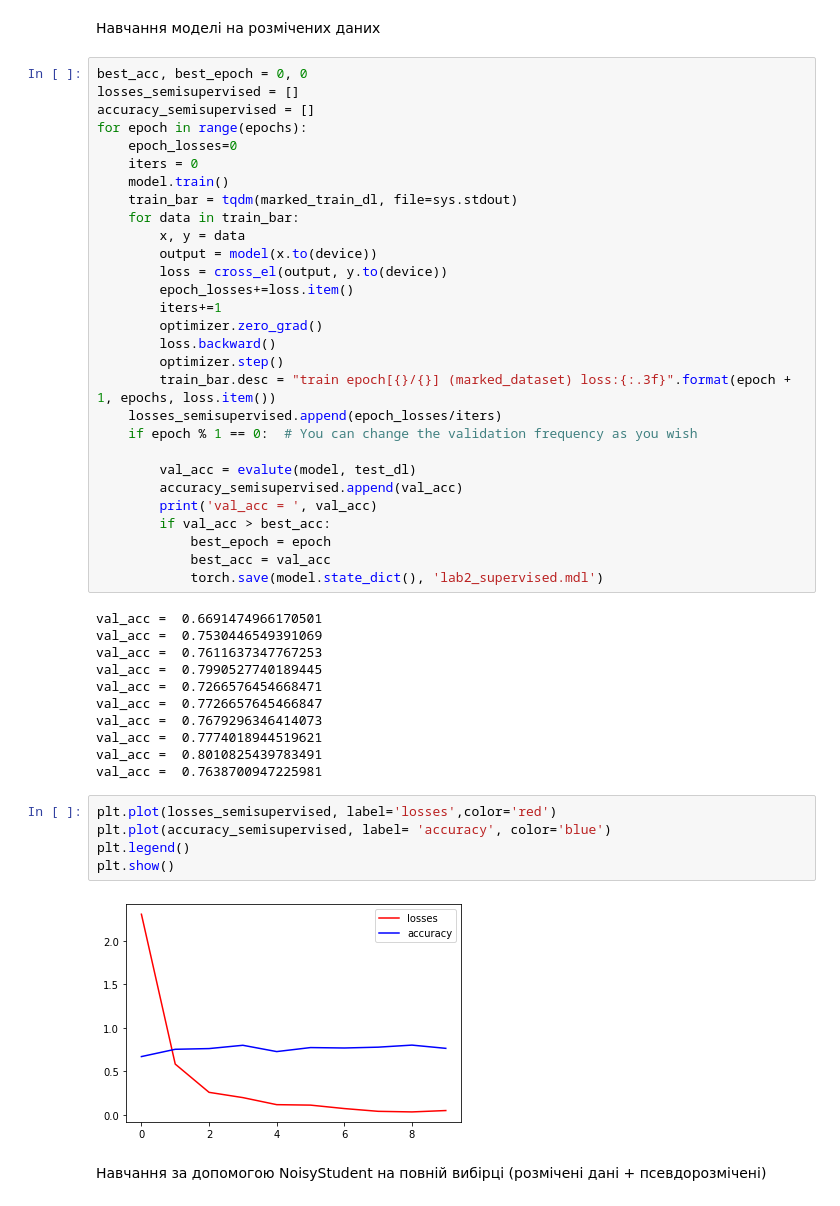
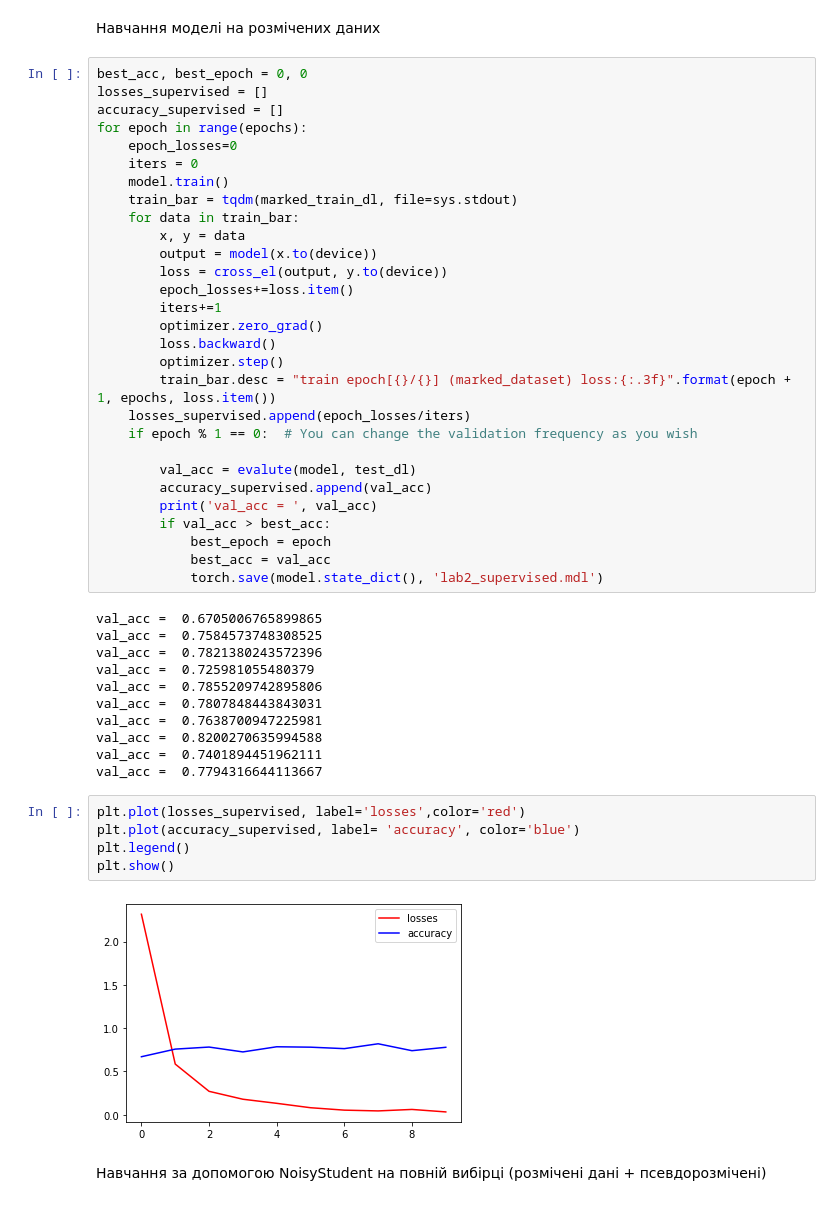
Before and after one commit to trilgar/NN_2022, a Jupyter notebook: NN_lab2.ipynb, the cells around one changed output. Drawn from its saved outputs; the diff is of its cells as text.

```diff
--- a/NN_lab2.ipynb
+++ b/NN_lab2.ipynb
@@ -253,8 +254,8 @@ optimizer = torch.optim.Adam(model.parameters(), lr=3e-5)
 Навчання моделі на розмічених даних
 # %%
 best_acc, best_epoch = 0, 0
-losses_semisupervised = []
-accuracy_semisupervised = []
+losses_supervised = []
+accuracy_supervised = []
 for epoch in range(epochs):
     epoch_losses=0
     iters = 0
@@ -270,34 +271,34 @@ for epoch in range(epochs):
         loss.backward()
         optimizer.step()
         train_bar.desc = "train epoch[{}/{}] (marked_dataset) loss:{:.3f}".format(epoch + 1, epochs, loss.item())
-    losses_semisupervised.append(epoch_losses/iters)
+    losses_supervised.append(epoch_losses/iters)
     if epoch % 1 == 0:  # You can change the validation frequency as you wish
 
         val_acc = evalute(model, test_dl)
-        accuracy_semisupervised.append(val_acc)
+        accuracy_supervised.append(val_acc)
         print('val_acc = ', val_acc)
         if val_acc > best_acc:
             best_epoch = epoch
             best_acc = val_acc
             torch.save(model.state_dict(), 'lab2_supervised.mdl')
 # %% [output]
-val_acc =  0.6691474966170501
-val_acc =  0.7530446549391069
-val_acc =  0.7611637347767253
-val_acc =  0.7990527740189445
-val_acc =  0.7266576454668471
-val_acc =  0.7726657645466847
-val_acc =  0.7679296346414073
-val_acc =  0.7774018944519621
-val_acc =  0.8010825439783491
+val_acc =  0.6705006765899865
+val_acc =  0.7584573748308525
+val_acc =  0.7821380243572396
+val_acc =  0.725981055480379
+val_acc =  0.7855209742895806
+val_acc =  0.7807848443843031
 val_acc =  0.7638700947225981
+val_acc =  0.8200270635994588
+val_acc =  0.7401894451962111
+val_acc =  0.7794316644113667
 # %%
-plt.plot(losses_semisupervised, label='losses',color='red')
-plt.plot(accuracy_semisupervised, label= 'accuracy', color='blue')
+plt.plot(losses_supervised, label='losses',color='red')
+plt.plot(accuracy_supervised, label= 'accuracy', color='blue')
 plt.legend()
 plt.show()
 # %% [output]
-[figure, old version]
+[figure, new version]
 # %% [markdown]
 Навчання за допомогою NoisyStudent на повній вибірці (розмічені дані + псевдорозмічені)
 # %%
```
Also changed, not shown: parts of 11 cells of this notebook.
